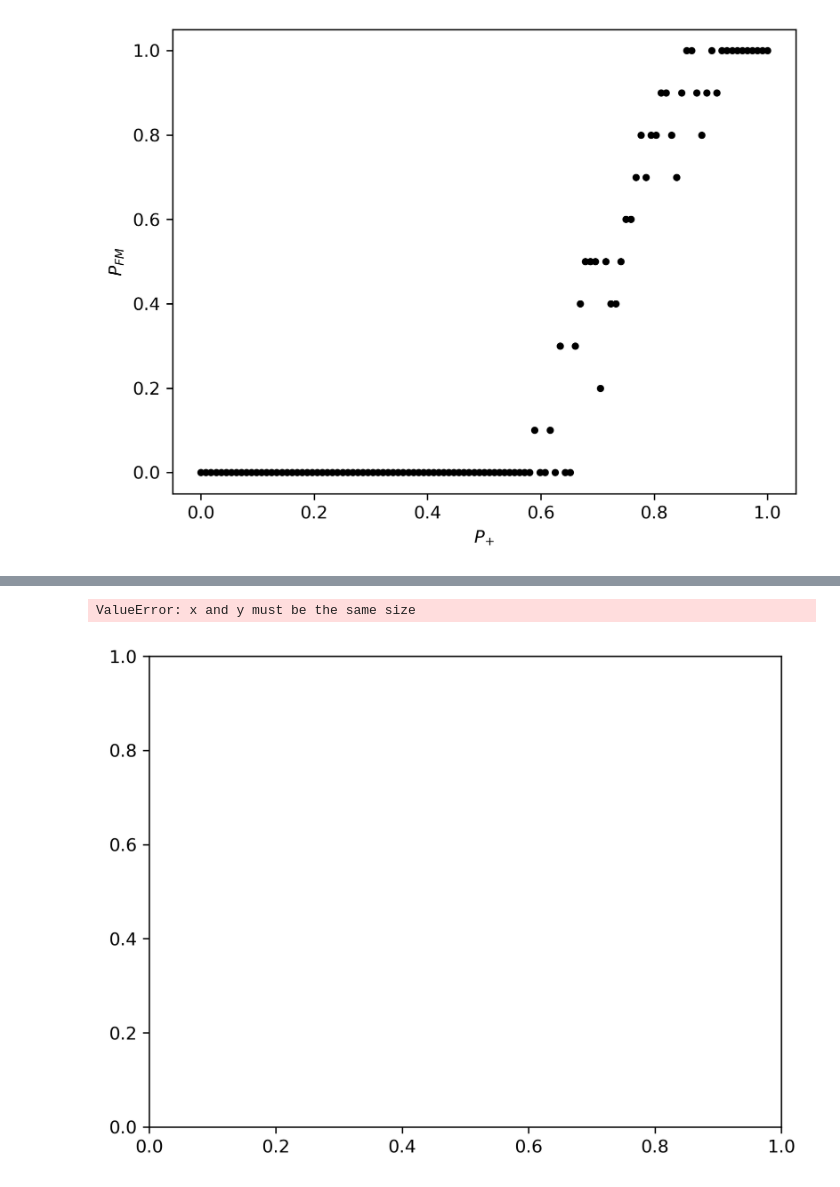
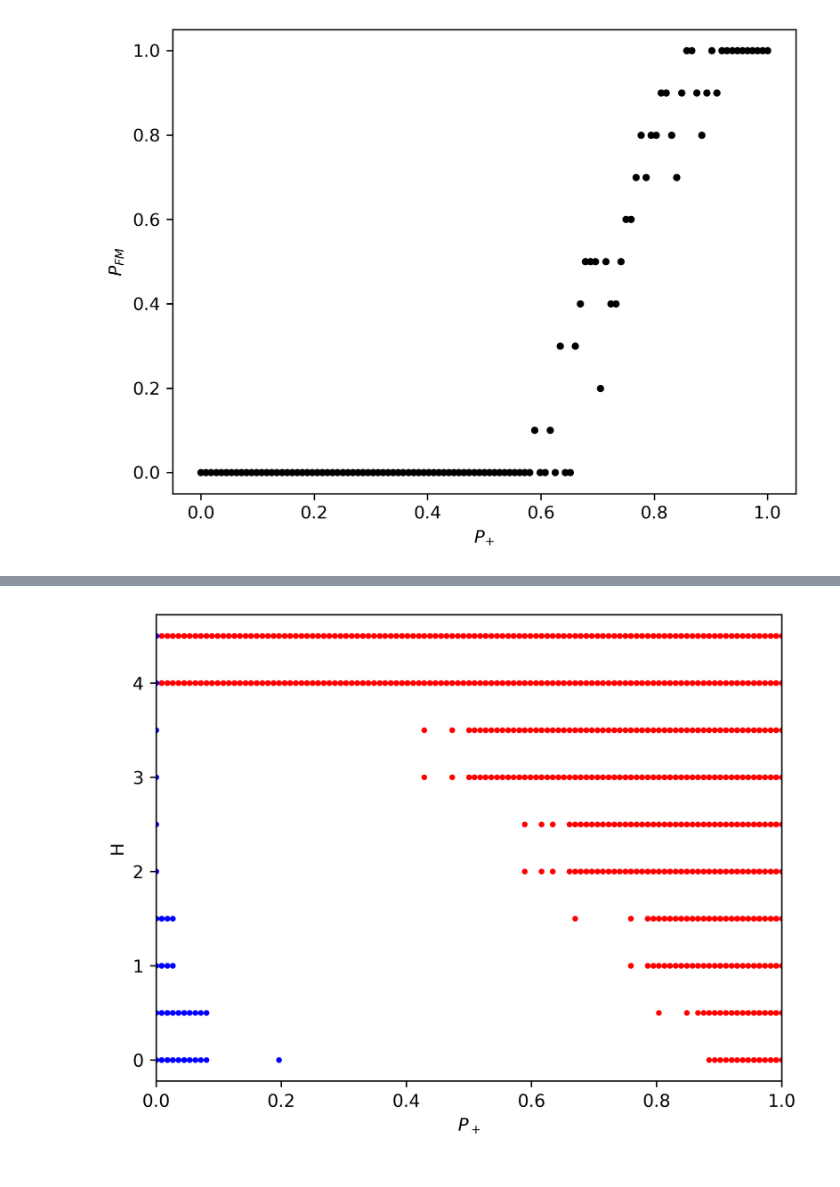
Before and after one commit to feirime/Ground-state-search-2D-Ising-model, a Jupyter notebook: images/scripts_and_programs/Entropy/Ggs(h).ipynb, the cells around one changed output, grey strips where cells are left out. Saved outputs shown, nothing was run; the diff lists cells and outputs as text; code cells hidden in the pictures.

```diff
--- a/images/scripts_and_programs/Entropy/Ggs(h).ipynb
+++ b/images/scripts_and_programs/Entropy/Ggs(h).ipynb
@@ -141,25 +141,33 @@ plt.show()
 # %%
-plt.figure(dpi=300)
+plt.figure(dpi=600)
 for h in H:
     checkFM = True
-    FM = np.array([]).reshape(0, 2)
-    P_plus_FM = np.array([]).reshape(0, 2)
+    FM_p = 1
+    AFM_p = 0
+    previousAFM = 0
     for indx in range(len(arr_of_files)):
         file = arr_of_files[indx]
         gem = np.loadtxt(open(file), skiprows=4).T
         G = gem[0]
         E = gem[1]
         M = gem[2]
         Eh = E - M * h
         Egs_idx = np.argwhere(Eh <= np.min(Eh) * 0.9999)
-        FM = np.append(FM, np.max((M[Egs_idx]) / (N * N)))
-        P_plus_FM = np.append(P_plus_FM, P_plus[indx])
-    plt.scatter(h, P_plus_FM[np.where(FM == 1)[0]], color='black', s=5)
-plt.xlabel("H")
-plt.ylabel("$P_+$")
-plt.ylim(0, 1)
-#plt.savefig("../../P+_fm(H).eps", format='eps', dpi=300)
+        maxMgs = np.max((M[Egs_idx]) / (N * N))
+        if maxMgs == 1:
+            plt.scatter(P_plus[indx], h, color='red', s=5)
+            FM_p = P_plus[indx]
+            checkFM = False
+        if maxMgs == 0:
+            plt.scatter(P_plus[indx], h, color='blue', s=5)
+            AFM_p = P_plus[indx]
+        previousAFM = maxMgs
+    plt.scatter(FM_p, h, color='red', s=5)
+    plt.scatter(AFM_p, h, color='blue', s=5)
+plt.ylabel("H")
+plt.xlabel("$P_+$")
+plt.xlim(0, 1)
+#plt.savefig("../../P+_afm_fm(H).eps", format='eps', dpi=300)
 plt.show()
 # %% [output]
-ValueError: x and y must be the same size
-[figure, old version]
+[figure, new version]
```
Also changed, not shown: parts of 1 cell of this notebook.
